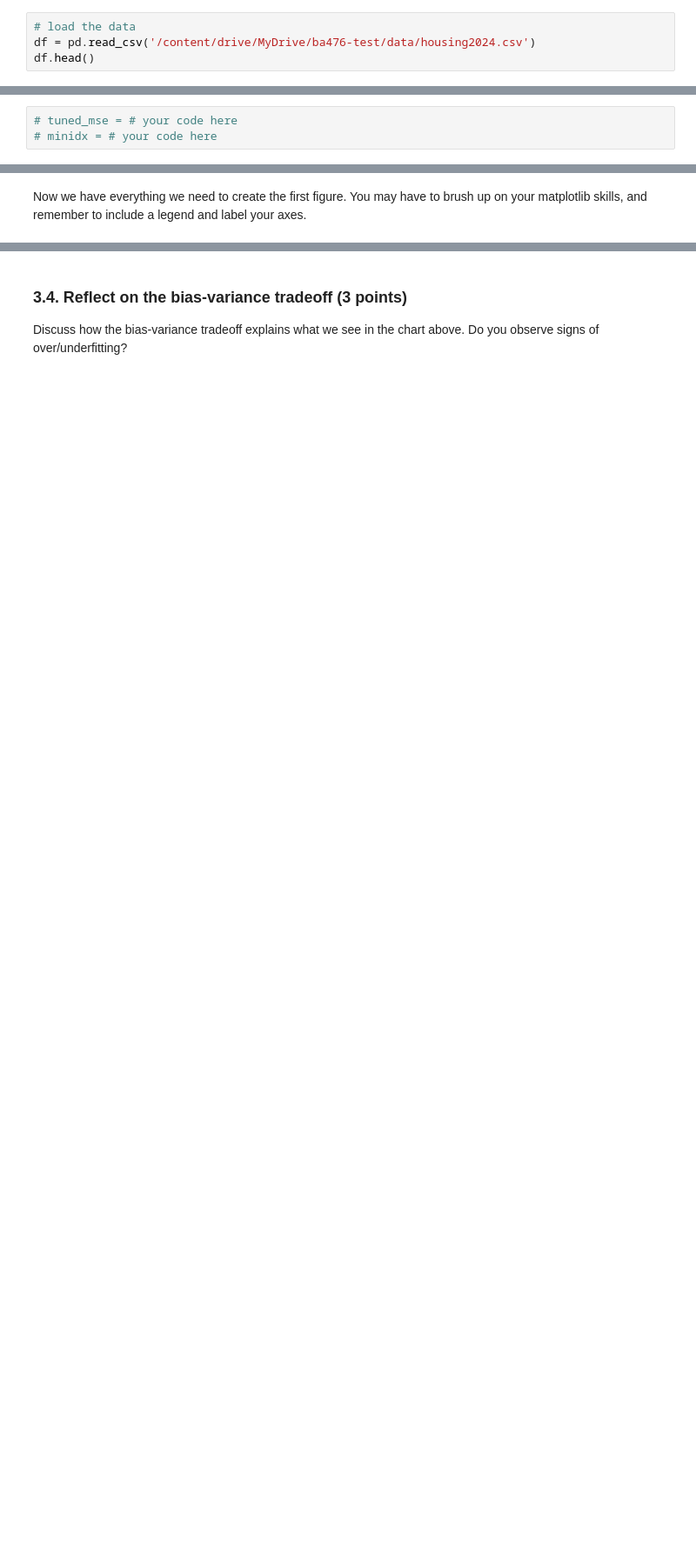
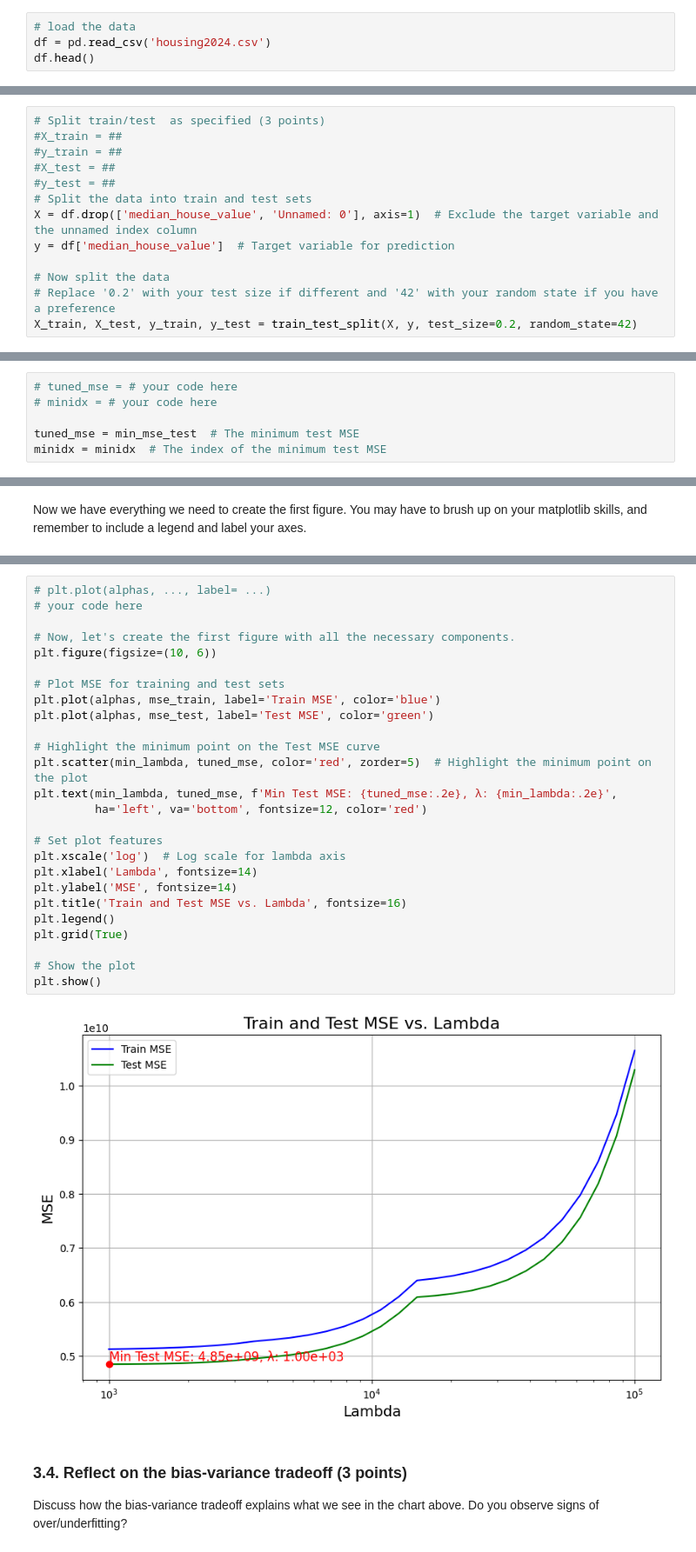
Before and after one commit to EzioA666/BA476, a Jupyter notebook: HW2/Assignment2-lasso.ipynb, the cells around one changed output, grey strips where cells are left out. Shown: that part at 87% size. Saved outputs shown, nothing was run; the diff lists cells and outputs as text; blank space fills up the shorter version.

```diff
--- a/HW2/Assignment2-lasso.ipynb
+++ b/HW2/Assignment2-lasso.ipynb
@@ -68,7 +62,7 @@ Drive already mounted at /content/drive; to attempt to forcibly remount, call dr
 edit the path below to the file’s location on your Google Drive.
 # %%
 # load the data
-df = pd.read_csv('/content/drive/MyDrive/ba476-test/data/housing2024.csv')
+df = pd.read_csv('housing2024.csv')
 df.head()
 # %% [output]
 |  | Unnamed: 0 | longitude | latitude | housing_median_age | total_rooms | total_bedrooms | population | ... |
@@ -114,3 +102,16 @@ For simplicity and consistency assume the data is already shuffled and use the f
+# %%
+# Split train/test  as specified (3 points)
+#X_train = ##
+#y_train = ##
+#X_test = ##
+#y_test = ##
+# Split the data into train and test sets
+X = df.drop(['median_house_value', 'Unnamed: 0'], axis=1)  # Exclude the target variable and the unnamed index column
+y = df['median_house_value']  # Target variable for prediction
+
+# Now split the data
+# Replace '0.2' with your test size if different and '42' with your random state if you have a preference
+X_train, X_test, y_train, y_test = train_test_split(X, y, test_size=0.2, random_state=42)
 # %%
 X_train.shape
 # %% [output]
@@ -164,6 +211,9 @@ First, it will be helpful to determine which choice of $\lambda$ lead to the sma
 # %%
 # tuned_mse = # your code here
 # minidx = # your code here
+
+tuned_mse = min_mse_test  # The minimum test MSE
+minidx = minidx  # The index of the minimum test MSE
 # %%
 print(minidx, mse_test[minidx])
 # %% [output]
@@ -176,3 +223,31 @@ Now we have everything we need to create the first figure. You may have to brush
+# %%
+# plt.plot(alphas, ..., label= ...)
+# your code here
+
+# Now, let's create the first figure with all the necessary components.
+plt.figure(figsize=(10, 6))
+
+# Plot MSE for training and test sets
+plt.plot(alphas, mse_train, label='Train MSE', color='blue')
+plt.plot(alphas, mse_test, label='Test MSE', color='green')
+
+# Highlight the minimum point on the Test MSE curve
+plt.scatter(min_lambda, tuned_mse, color='red', zorder=5)  # Highlight the minimum point on the plot
+plt.text(min_lambda, tuned_mse, f'Min Test MSE: {tuned_mse:.2e}, λ: {min_lambda:.2e}',
+         ha='left', va='bottom', fontsize=12, color='red')
+
+# Set plot features
+plt.xscale('log')  # Log scale for lambda axis
+plt.xlabel('Lambda', fontsize=14)
+plt.ylabel('MSE', fontsize=14)
+plt.title('Train and Test MSE vs. Lambda', fontsize=16)
+plt.legend()
+plt.grid(True)
+
+# Show the plot
+plt.show()
+# %% [output]
+[figure, added]
 # %% [markdown]
 ### 3.4. Reflect on the bias-variance tradeoff (3 points)
 
```
Also changed, not shown: parts of 20 cells of this notebook.
